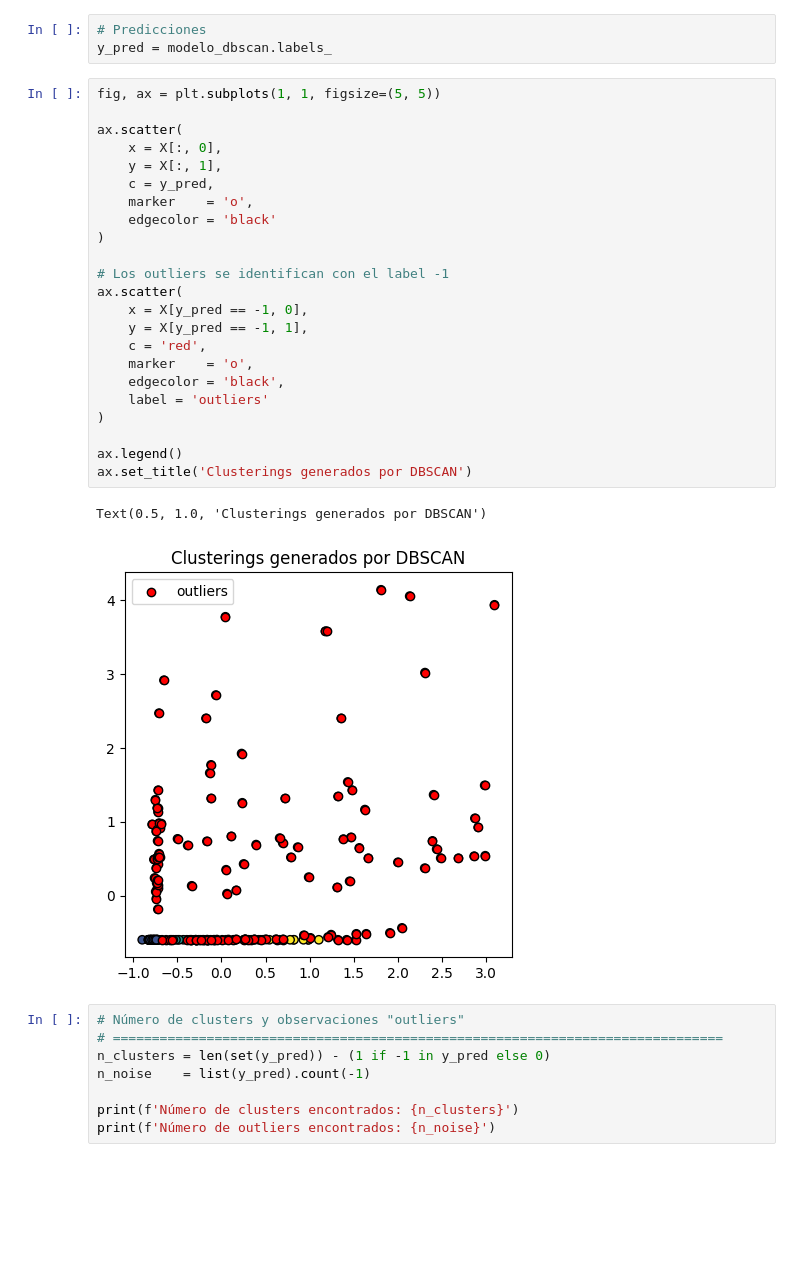
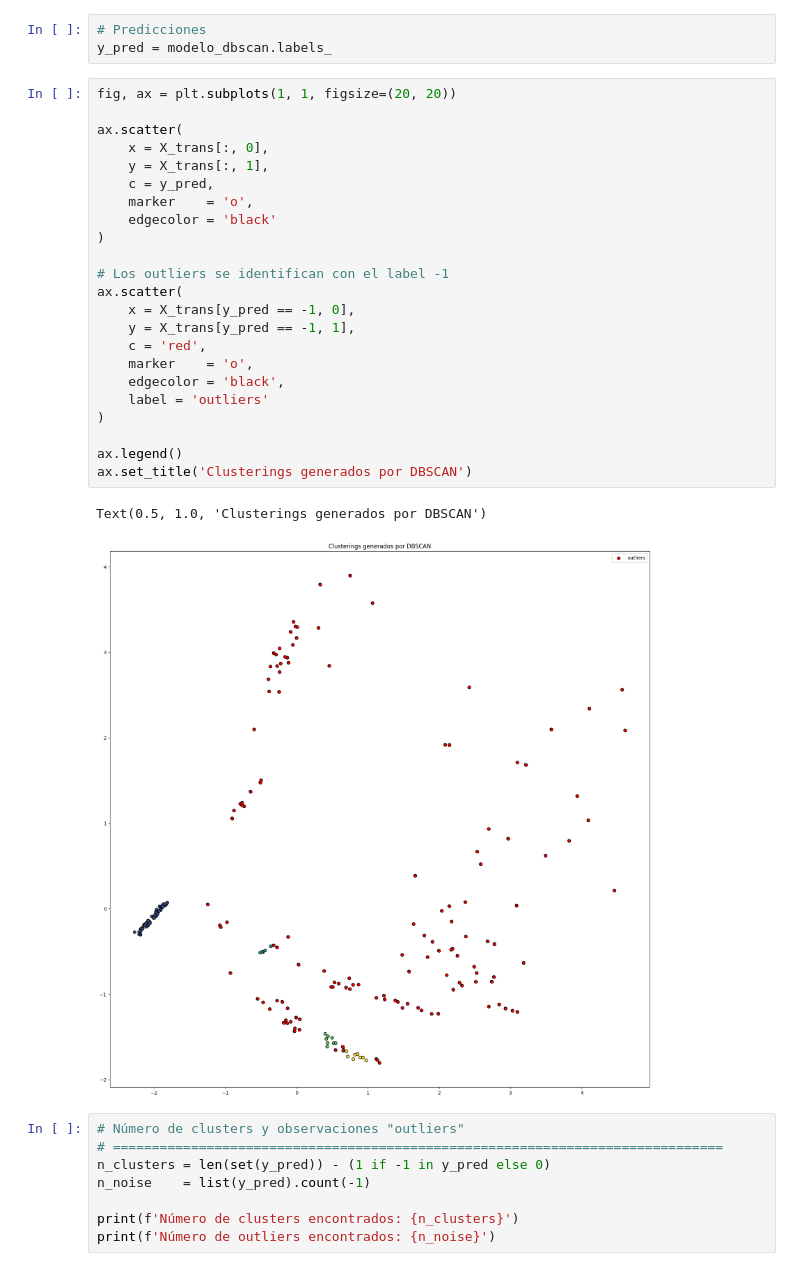
Before and after one commit to celiiaaa/Star_Classification_Clustering, a Jupyter notebook: main.ipynb, the cells around one changed output. Cells and saved outputs as stored; diff of their text form; blank space fills up the shorter version.

```diff
--- a/main.ipynb
+++ b/main.ipynb
@@ -863,31 +841,31 @@ DBSCAN(eps=0.2)
 # Predicciones
 y_pred = modelo_dbscan.labels_
 # %%
-fig, ax = plt.subplots(1, 1, figsize=(5, 5))
+fig, ax = plt.subplots(1, 1, figsize=(20, 20))
 
 ax.scatter(
-    x = X[:, 0],
-    y = X[:, 1],
+    x = X_trans[:, 0],
+    y = X_trans[:, 1],
     c = y_pred,
     marker    = 'o',
     edgecolor = 'black'
 )
 
 # Los outliers se identifican con el label -1
 ax.scatter(
-    x = X[y_pred == -1, 0],
-    y = X[y_pred == -1, 1],
+    x = X_trans[y_pred == -1, 0],
+    y = X_trans[y_pred == -1, 1],
     c = 'red',
     marker    = 'o',
     edgecolor = 'black',
     label = 'outliers'
 )
 
 ax.legend()
 ax.set_title('Clusterings generados por DBSCAN')
 # %% [output]
 Text(0.5, 1.0, 'Clusterings generados por DBSCAN')
-[figure, old version]
+[figure, new version]
 # %%
 # Número de clusters y observaciones "outliers"
 # ==============================================================================
```
Also changed, not shown: parts of 30 cells of this notebook.
